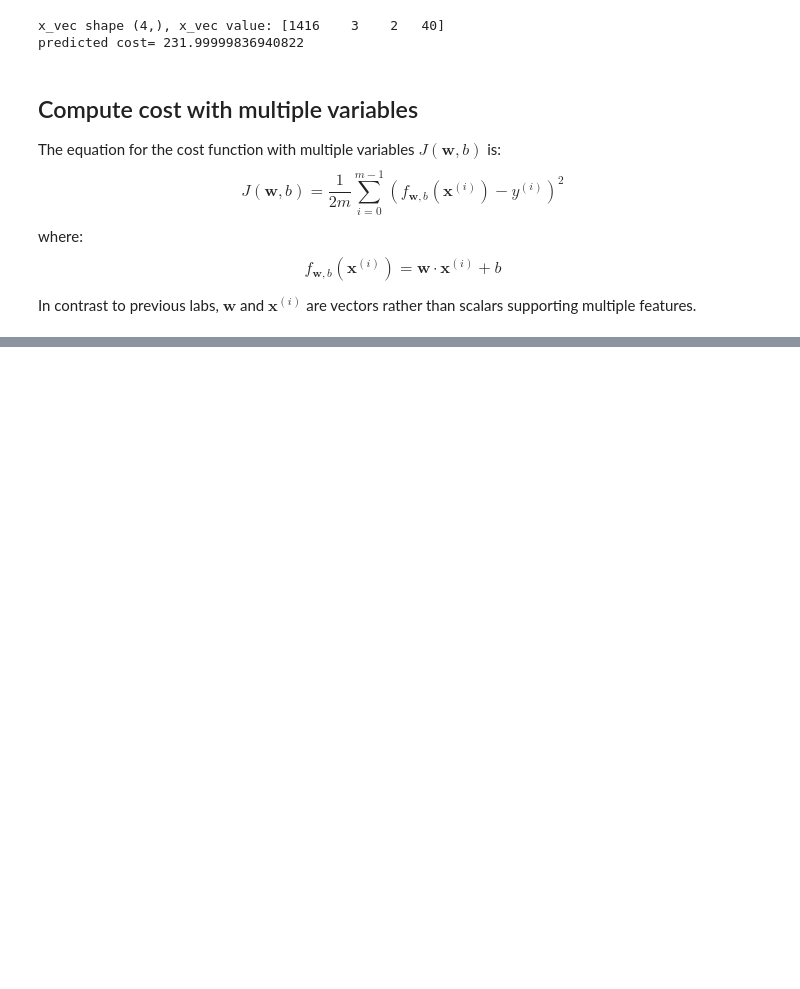
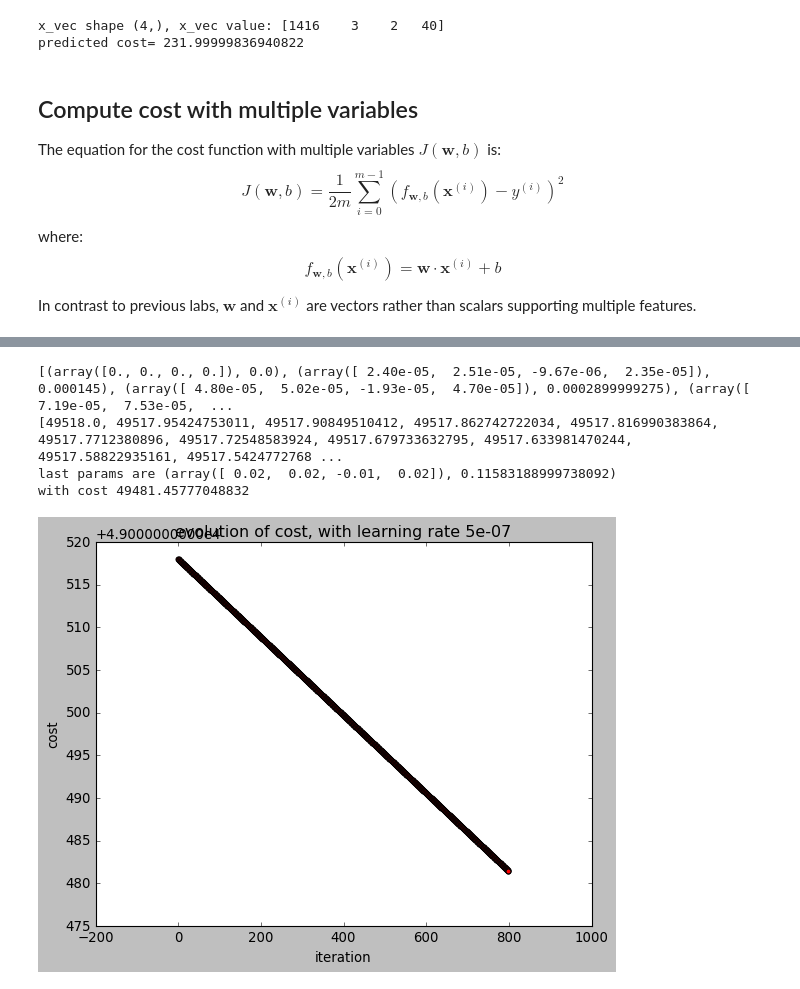
Before and after one commit to acnard/dl-ai-machine-learning, a Jupyter notebook: multi_gradient_descent.ipynb, the cells around one changed output, grey strips where cells are left out. Drawn from its saved outputs; the diff is of its cells as text; code cells hidden in the pictures; blank space fills up the shorter version.

```diff
--- a/multi_gradient_descent.ipynb
+++ b/multi_gradient_descent.ipynb
@@ -115,0 +221,23 @@ prediction for example [852   2   1  35]is 177.99999898940825
+# %%
+# With the two partial derivatives we can now implement gradient descent, where we update w and b (simultaneously) as follows:
+# w_new = w - alpha * dj_dw
+# b_new = b - alpha * dj_db
+# where alpha is the learning rate
+
+def update_parameters(X, y, alpha, w, b):
+    """
+    X is an (m,n) array of training data, y is an (m) vector of output values
+    alpha is the learning rate w (n vector) and b (scalar) are the current model parameters
+    that we want to update
+
+    returns a tuple (w_new, b_new), the new values of the model parameters
+    """
+
+    ## get the gradient at w,b
+    ## note that dj_dw is an n vector, and dj_db is a scalar
+    dj_dw, dj_db = compute_gradient(X, y, w, b)
+
+    w_new = w - alpha*dj_dw
+    b_new = b- alpha*dj_db
+
+    return w_new, b_new
@@ -115,0 +302,12 @@ prediction for example [852   2   1  35]is 177.99999898940825
+# %%
+### now try calling gradient descent on the normalized data instead
+
+matrix = X_train
+
+gradient_descent(X_norm, y_train)
+# %% [output]
+[(array([0., 0., 0., 0.]), 0.0), (array([ 2.40e-05,  2.51e-05, -9.67e-06,  2.35e-05]), 0.000145), (array([ 4.80e-05,  5.02e-05, -1.93e-05,  4.70e-05]), 0.0002899999275), (array([ 7.19e-05,  7.53e-05,  ...
+[49518.0, 49517.95424753011, 49517.90849510412, 49517.862742722034, 49517.816990383864, 49517.7712380896, 49517.72548583924, 49517.679733632795, 49517.633981470244, 49517.58822935161, 49517.5424772768 ...
+last params are (array([ 0.02,  0.02, -0.01,  0.02]), 0.11583188999738092)
+with cost 49481.45777048832
+[figure, added]
```
Also changed, not shown: parts of 10 cells of this notebook.
